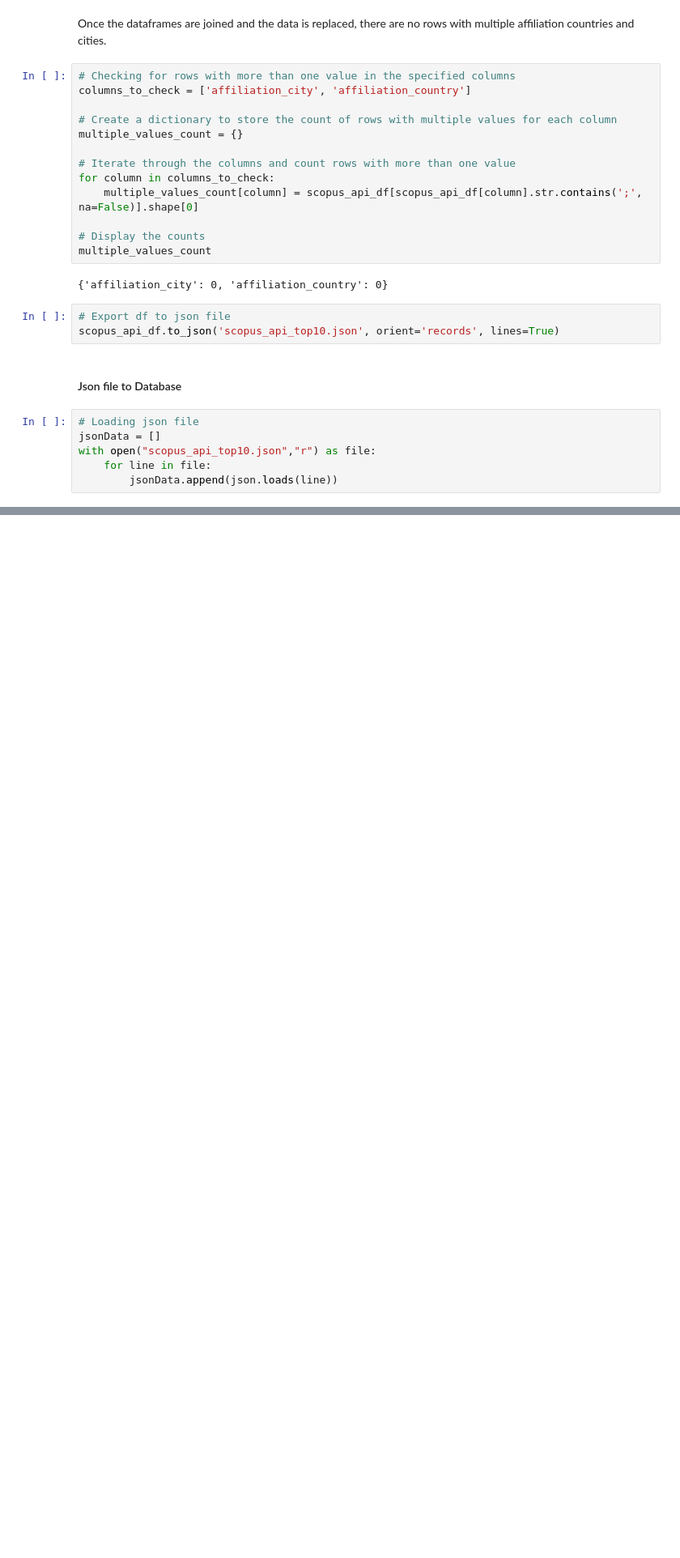
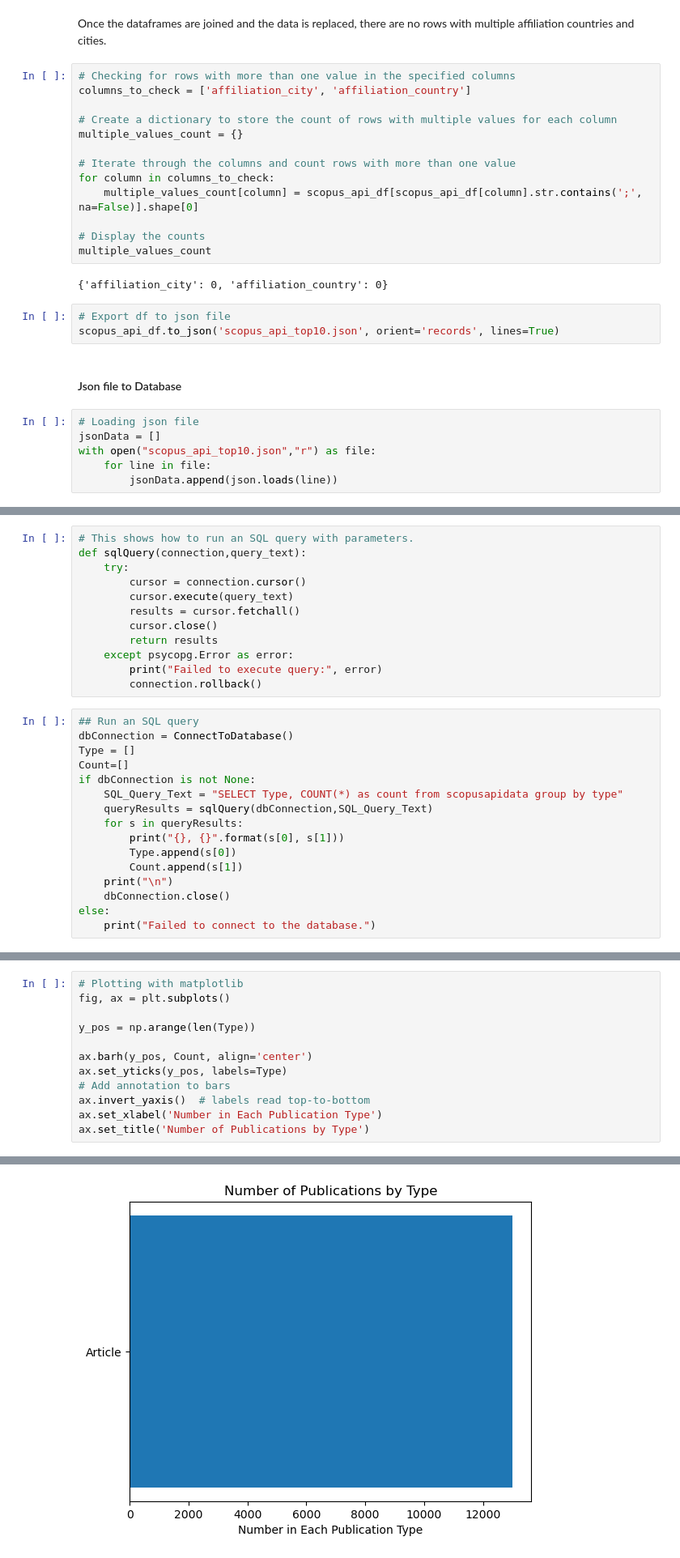
Before and after one commit to Arg-Pep/CS648---Project-ID-24-8, a Jupyter notebook: CS648 - Code.ipynb, the cells around one changed output, grey strips where cells are left out. Shown: that part at 81% size. Drawn from its saved outputs; the diff is of its cells as text; blank space fills up the shorter version.

```diff
--- a/CS648 - Code.ipynb
+++ b/CS648 - Code.ipynb
@@ -703,0 +747,28 @@ outputSQLFile.close() # close the output file so that it is written correctly.
+# %%
+# This shows how to run an SQL query with parameters.
+def sqlQuery(connection,query_text):
+	try:
+		cursor = connection.cursor()
+		cursor.execute(query_text)
+		results = cursor.fetchall()
+		cursor.close()
+		return results
+	except psycopg.Error as error:
+		print("Failed to execute query:", error)
+		connection.rollback()
+# %%
+## Run an SQL query
+dbConnection = ConnectToDatabase()
+Type = []
+Count=[]
+if dbConnection is not None:
+    SQL_Query_Text = "SELECT Type, COUNT(*) as count from scopusapidata group by type"
+    queryResults = sqlQuery(dbConnection,SQL_Query_Text)
+    for s in queryResults:
+        print("{}, {}".format(s[0], s[1]))
+        Type.append(s[0])
+        Count.append(s[1])
+    print("\n")
+    dbConnection.close()
+else:
+    print("Failed to connect to the database.")
@@ -703,0 +778,13 @@ outputSQLFile.close() # close the output file so that it is written correctly.
+# %%
+# Plotting with matplotlib
+fig, ax = plt.subplots()
+
+y_pos = np.arange(len(Type))
+
+ax.barh(y_pos, Count, align='center')
+ax.set_yticks(y_pos, labels=Type)
+# Add annotation to bars
+ax.invert_yaxis()  # labels read top-to-bottom
+ax.set_xlabel('Number in Each Publication Type')
+ax.set_title('Number of Publications by Type')
+# %% [output]
@@ -703,0 +792 @@ outputSQLFile.close() # close the output file so that it is written correctly.
+[figure, added]
```
Also changed, not shown: parts of 13 cells of this notebook, 2 other files.
